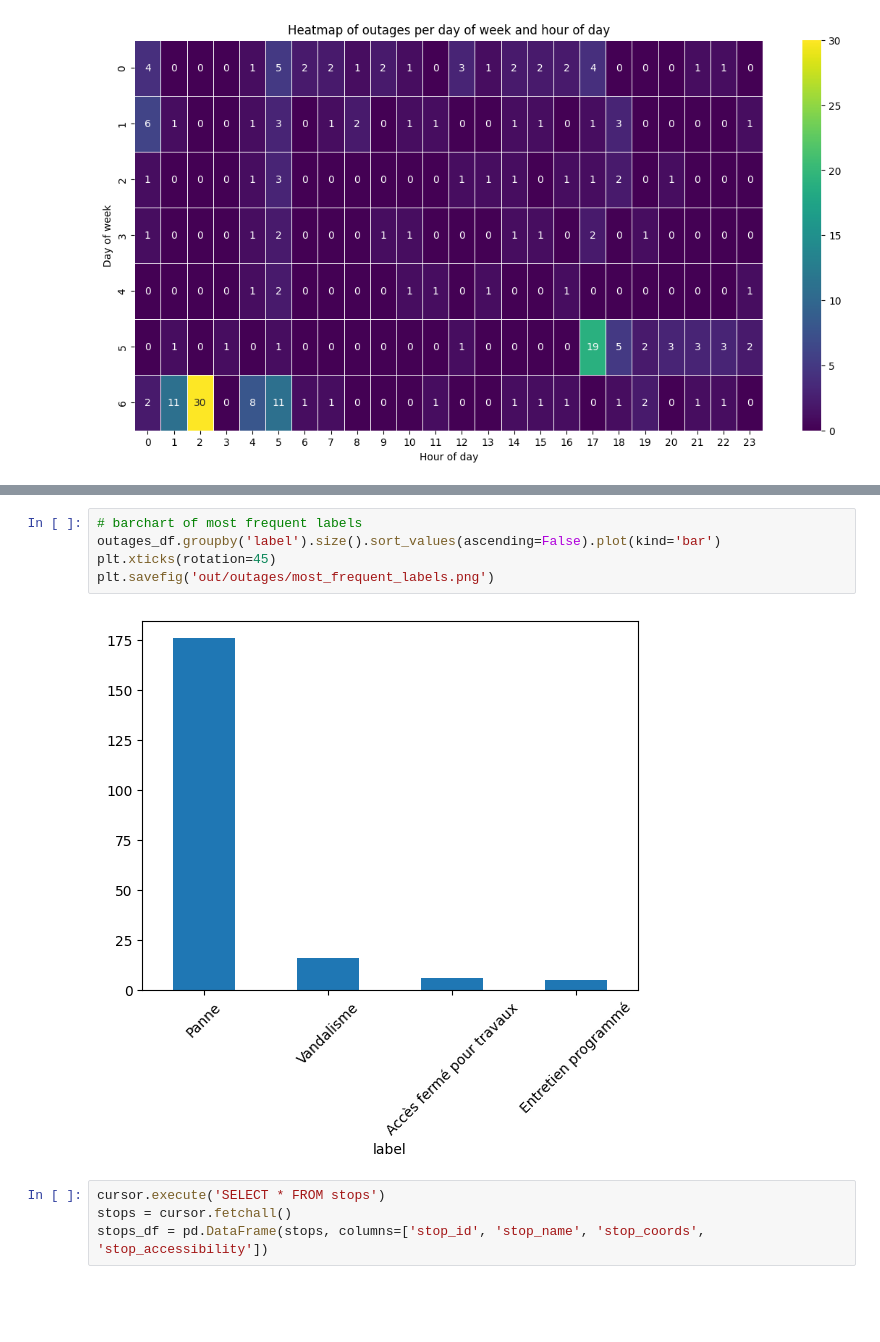
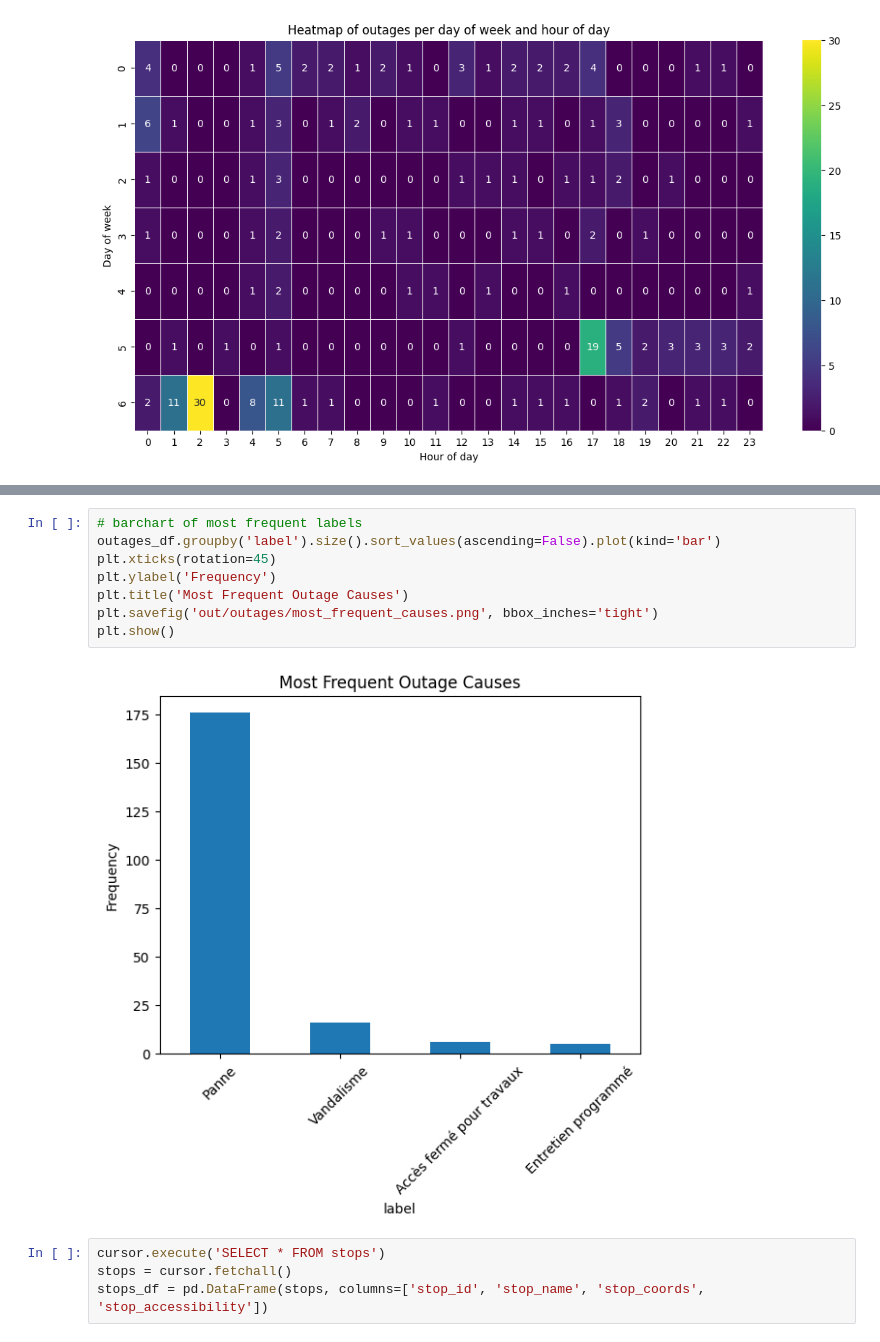
Before and after one commit to AldenCutler/LyonE24, a Jupyter notebook: stats-graphs/outages.ipynb, the cells around one changed output, grey strips where cells are left out. Cells and saved outputs as stored; diff of their text form; blank space fills up the shorter version.

Commit message:
fix spacing on some outage graphs

```diff
--- a/stats-graphs/outages.ipynb
+++ b/stats-graphs/outages.ipynb
@@ -239,10 +239,13 @@ outages_df.head()
 # %%
 # barchart of most frequent labels
 outages_df.groupby('label').size().sort_values(ascending=False).plot(kind='bar')
 plt.xticks(rotation=45)
-plt.savefig('out/outages/most_frequent_labels.png')
+plt.ylabel('Frequency')
+plt.title('Most Frequent Outage Causes')
+plt.savefig('out/outages/most_frequent_causes.png', bbox_inches='tight')
+plt.show()
 # %% [output]
-[figure, old version]
+[figure, new version]
 # %%
 cursor.execute('SELECT * FROM stops')
 stops = cursor.fetchall()
```
Also changed, not shown: parts of 3 cells of this notebook, 4 other files.
